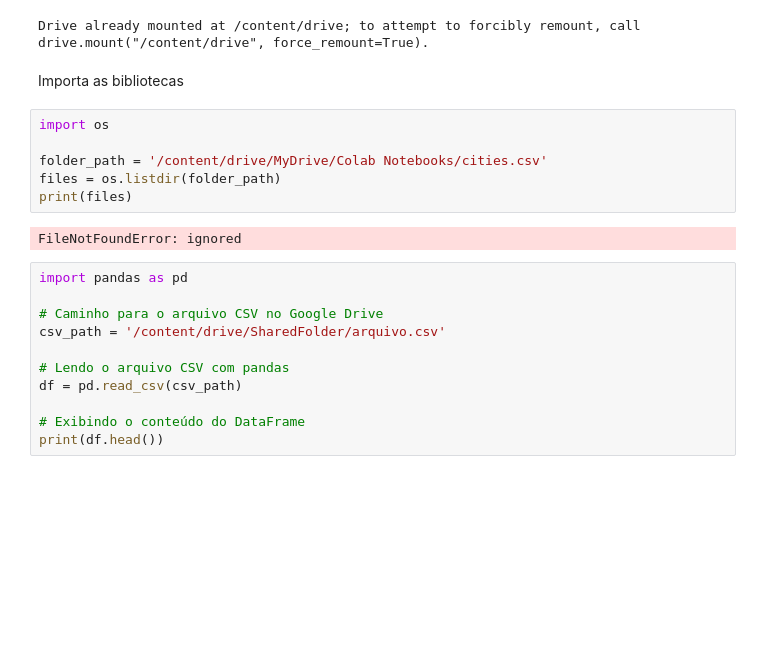
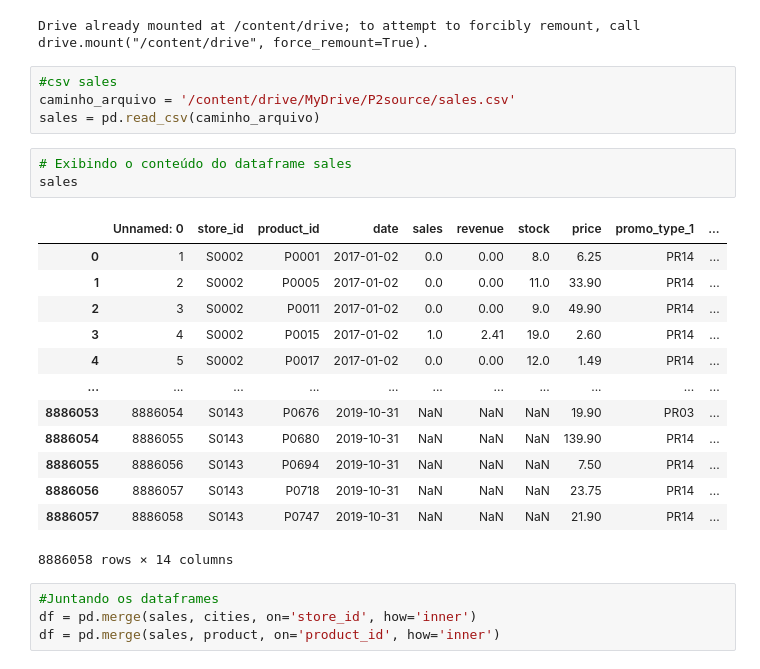
Before and after one commit to Covic/P2ISLA_2023_G_AnDaVa, a Jupyter notebook: ProjetoIIA.ipynb, the cells around one changed output. Cells and saved outputs as stored; diff of their text form; blank space fills up the shorter version.

```diff
--- a/ProjetoIIA.ipynb
+++ b/ProjetoIIA.ipynb
@@ -5,24 +54,28 @@ from google.colab import drive
 drive.mount('/content/drive')
 # %% [output]
 Drive already mounted at /content/drive; to attempt to forcibly remount, call drive.mount("/content/drive", force_remount=True).
-# %% [markdown]
-Importa as bibliotecas
-# %%
-import os
-
-folder_path = '/content/drive/MyDrive/Colab Notebooks/cities.csv'
-files = os.listdir(folder_path)
-print(files)
-# %% [output]
-FileNotFoundError: ignored
-# %%
-import pandas as pd
-
-# Caminho para o arquivo CSV no Google Drive
-csv_path = '/content/drive/SharedFolder/arquivo.csv'
-
-# Lendo o arquivo CSV com pandas
-df = pd.read_csv(csv_path)
-
-# Exibindo o conteúdo do DataFrame
-print(df.head())
+# %%
+#csv sales
+caminho_arquivo = '/content/drive/MyDrive/P2source/sales.csv'
+sales = pd.read_csv(caminho_arquivo)
+# %%
+# Exibindo o conteúdo do dataframe sales
+sales
+# %% [output]
+|  | Unnamed: 0 | store_id | product_id | date | sales | revenue | stock | price | promo_type_1 | ... |
+| 0 | 1 | S0002 | P0001 | 2017-01-02 | 0.0 | 0.00 | 8.0 | 6.25 | PR14 | ... |
+| 1 | 2 | S0002 | P0005 | 2017-01-02 | 0.0 | 0.00 | 11.0 | 33.90 | PR14 | ... |
+| 2 | 3 | S0002 | P0011 | 2017-01-02 | 0.0 | 0.00 | 9.0 | 49.90 | PR14 | ... |
+| 3 | 4 | S0002 | P0015 | 2017-01-02 | 1.0 | 2.41 | 19.0 | 2.60 | PR14 | ... |
+| 4 | 5 | S0002 | P0017 | 2017-01-02 | 0.0 | 0.00 | 12.0 | 1.49 | PR14 | ... |
+| ... | ... | ... | ... | ... | ... | ... | ... | ... | ... | ... |
+| 8886053 | 8886054 | S0143 | P0676 | 2019-10-31 | NaN | NaN | NaN | 19.90 | PR03 | ... |
+| 8886054 | 8886055 | S0143 | P0680 | 2019-10-31 | NaN | NaN | NaN | 139.90 | PR14 | ... |
+| 8886055 | 8886056 | S0143 | P0694 | 2019-10-31 | NaN | NaN | NaN | 7.50 | PR14 | ... |
+| 8886056 | 8886057 | S0143 | P0718 | 2019-10-31 | NaN | NaN | NaN | 23.75 | PR14 | ... |
+| 8886057 | 8886058 | S0143 | P0747 | 2019-10-31 | NaN | NaN | NaN | 21.90 | PR14 | ... |
+8886058 rows × 14 columns
+# %%
+#Juntando os dataframes
+df = pd.merge(sales, cities, on='store_id', how='inner')
+df = pd.merge(sales, product, on='product_id', how='inner')
```
Also changed, not shown: parts of 7 cells of this notebook.
